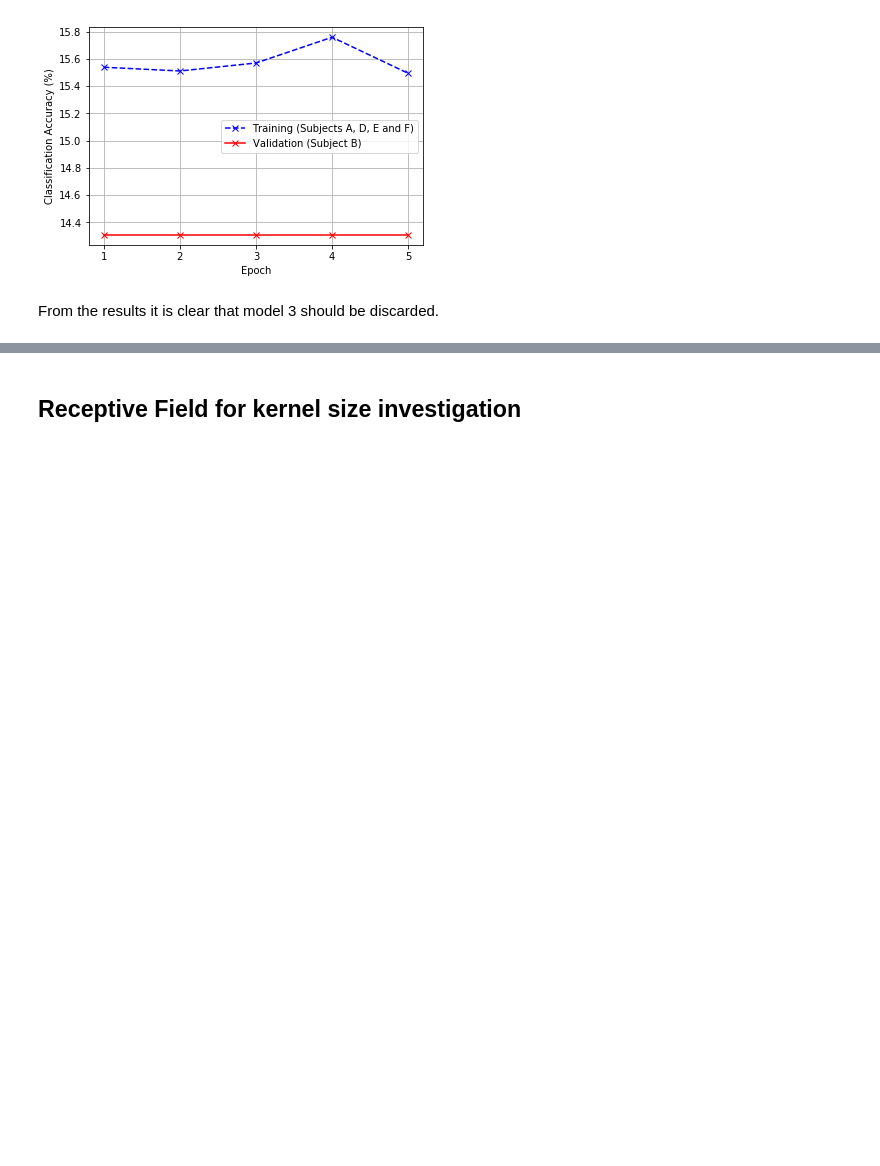
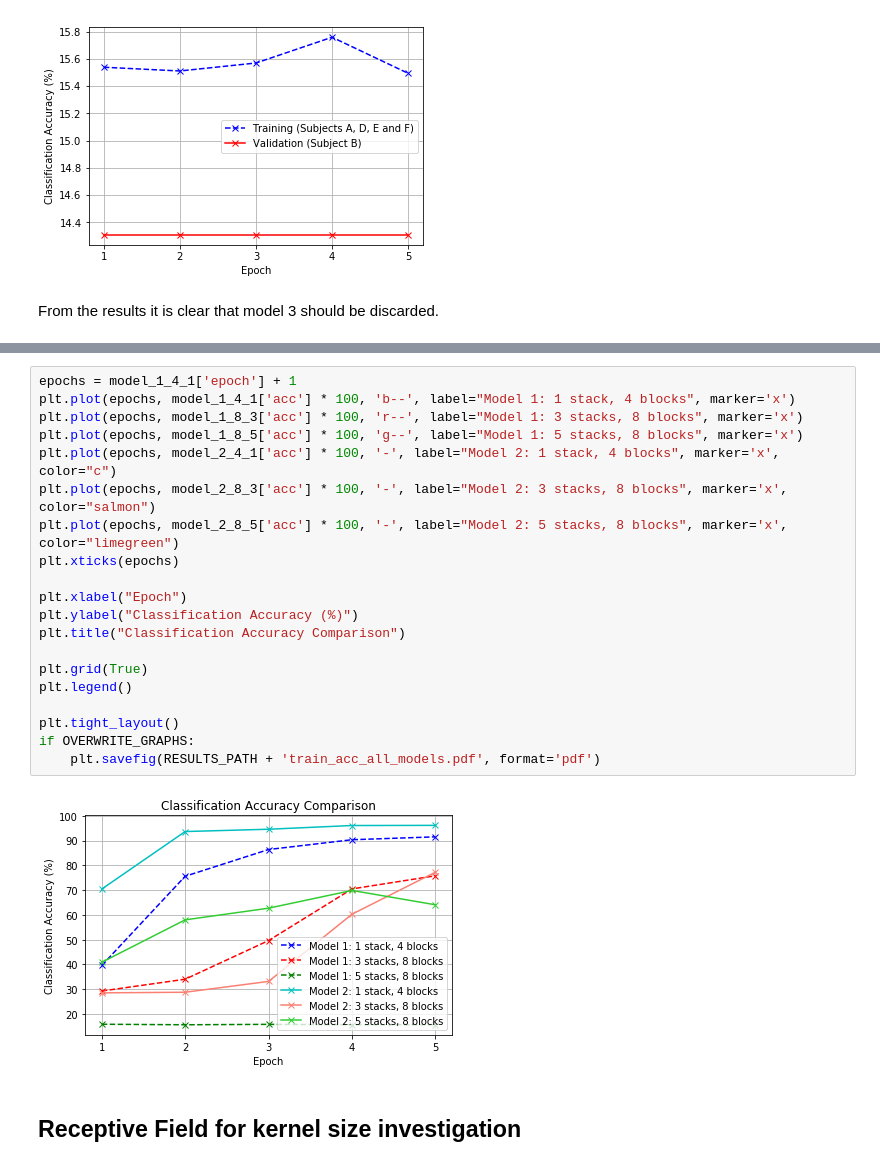
Before and after one commit to Andrew-Mackay/Adapting-the-WaveNet-Deep-Learning-Model-for-RADAR-Classification, a Jupyter notebook: notebooks/11_range_data_model_initial_testing.ipynb, the cells around one changed output, grey strips where cells are left out. Drawn from its saved outputs; the diff is of its cells as text; blank space fills up the shorter version.

```diff
--- a/notebooks/11_range_data_model_initial_testing.ipynb
+++ b/notebooks/11_range_data_model_initial_testing.ipynb
@@ -957,3 +1006,25 @@ From the results it is clear that model 3 should be discarded.
+# %%
+epochs = model_1_4_1['epoch'] + 1
+plt.plot(epochs, model_1_4_1['acc'] * 100, 'b--', label="Model 1: 1 stack, 4 blocks", marker='x')
+plt.plot(epochs, model_1_8_3['acc'] * 100, 'r--', label="Model 1: 3 stacks, 8 blocks", marker='x')
+plt.plot(epochs, model_1_8_5['acc'] * 100, 'g--', label="Model 1: 5 stacks, 8 blocks", marker='x')
+plt.plot(epochs, model_2_4_1['acc'] * 100, '-', label="Model 2: 1 stack, 4 blocks", marker='x', color="c")
+plt.plot(epochs, model_2_8_3['acc'] * 100, '-', label="Model 2: 3 stacks, 8 blocks", marker='x', color="salmon")
+plt.plot(epochs, model_2_8_5['acc'] * 100, '-', label="Model 2: 5 stacks, 8 blocks", marker='x', color="limegreen")
+plt.xticks(epochs)
+
+plt.xlabel("Epoch")
+plt.ylabel("Classification Accuracy (%)")
+plt.title("Classification Accuracy Comparison")
+
+plt.grid(True)
+plt.legend()
+
+plt.tight_layout()
+if OVERWRITE_GRAPHS:
+    plt.savefig(RESULTS_PATH + 'train_acc_all_models.pdf', format='pdf')
+# %% [output]
+[figure, added]
 # %% [markdown]
 ## Receptive Field for kernel size investigation
 # %%
```
Also changed, not shown: parts of 4 cells of this notebook, 31 other files.
